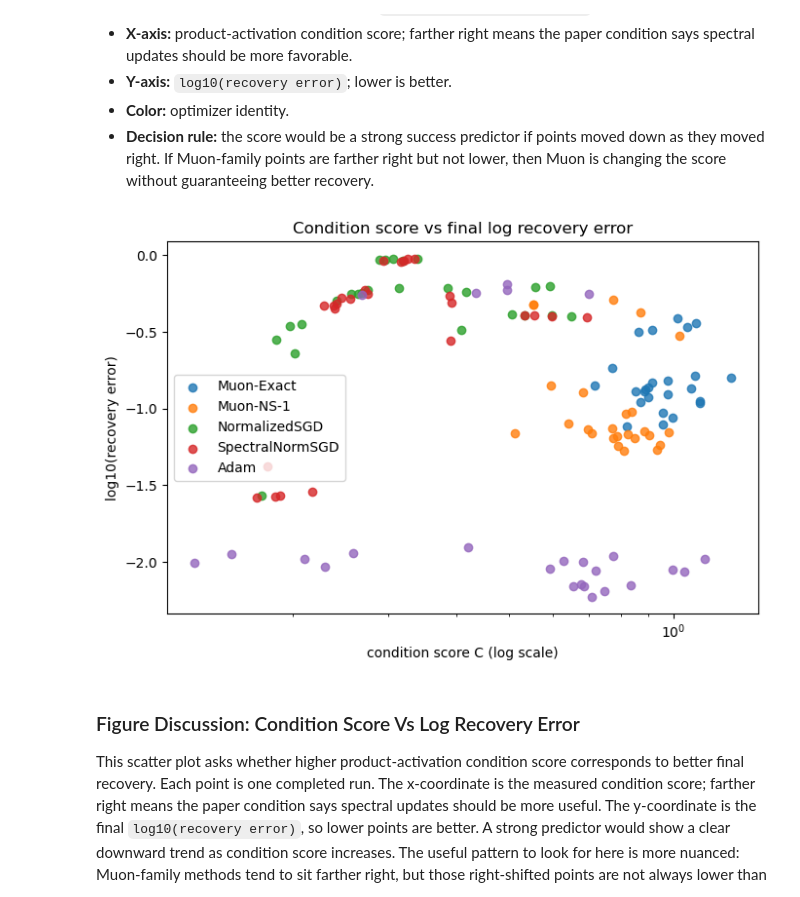
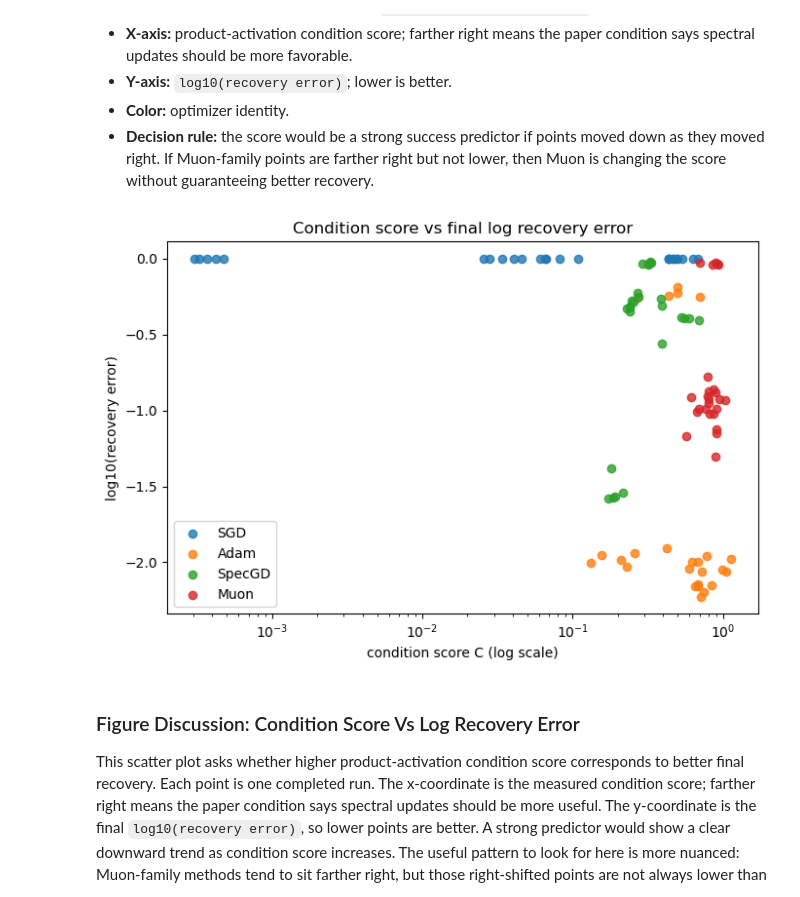
Before and after one commit to TianyangLiu-Work/muonexperiment, a Jupyter notebook: Notebooks/E11_paper_condition_diagnostics_torch.ipynb, the cells around one changed output. Drawn from its saved outputs; the diff is of its cells as text; code cells hidden in the pictures.

```diff
--- a/Notebooks/E11_paper_condition_diagnostics_torch.ipynb
+++ b/Notebooks/E11_paper_condition_diagnostics_torch.ipynb
@@ -85,7 +85,7 @@ torch   = 2.11.0
 NOTEBOOK_ID = "E11 paper-condition diagnostics"
 DEVICE = torch.device("cuda" if torch.cuda.is_available() else "cpu")
 DTYPE_NAME = "float64"
-ALGOS = ["Muon-Exact", "Muon-NS-1", "NormalizedSGD", "SpectralNormSGD", "Adam", "SGD"]
+ALGOS = ["SGD", "Adam", "SpecGD", "Muon"]
 SEEDS = list(range(5))
 SMOKE_TEST = False
 SMOKE_TEST_MAX_STEPS = 10
@@ -215,7 +215,7 @@ def make_optimizer(algo, params, lr, rank=None):
         return optimizers.MuonExact(params, lr=lr, variant="randsvd", rank=rank)
     if algo == "NormalizedSGD":
         return optimizers.NormalizedSGD(params, lr=lr, norm_type="fro", momentum=0.0)
-    if algo == "SpectralNormSGD":
+    if algo in {"SpecGD", "SpectralNormSGD"}:
         return optimizers.NormalizedSGD(params, lr=lr, norm_type="spectral", momentum=0.0)
     if algo == "LayerwiseNormalizedSGD":
         return optimizers.NormalizedSGD(params, lr=lr, norm_type="fro", momentum=0.0)
@@ -496,23 +496,23 @@ IPython.display.display(summary.sort_values(["setting", "median_recovery"]))
 - **Color:** optimizer identity.
 - **Decision rule:** the score would be a strong success predictor if points moved down as they moved right. If Muon-family points are farther right but not lower, then Muon is changing the score without guaranteeing better recovery.
 # %%
-PLOT_ALGOS = ["Muon-Exact", "Muon-NS-1", "NormalizedSGD", "SpectralNormSGD", "Adam"]
+PLOT_ALGOS = ALGOS
 condition_error_rows = run_summary[run_summary["algo"].isin(PLOT_ALGOS)].copy()
 condition_error_rows["log_recovery_error"] = np.log10(condition_error_rows["recovery_error"].clip(lower=1e-12))
 
 fig, ax = plt.subplots(figsize=(7, 4.8))
 for algo in PLOT_ALGOS:
     group = condition_error_rows[condition_error_rows["algo"] == algo]
     ax.scatter(group["condition_score"], group["log_recovery_error"], label=algo, alpha=0.8)
 ax.set_xscale("log")
 ax.set_xlabel("condition score C (log scale)")
 ax.set_ylabel("log10(recovery error)")
 ax.set_title("Condition score vs final log recovery error")
 ax.legend()
 fig.tight_layout()
 plt.show()
 # %% [output]
-[figure, old version]
+[figure, new version]
 # %% [markdown]
 ### Figure Discussion: Condition Score Vs Log Recovery Error
 
```
Also changed, not shown: parts of 10 cells of this notebook, 2 other files.
